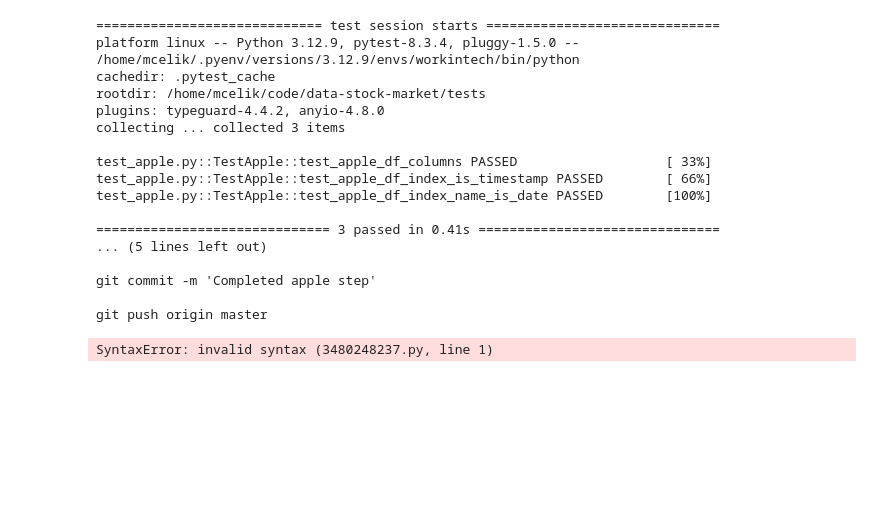
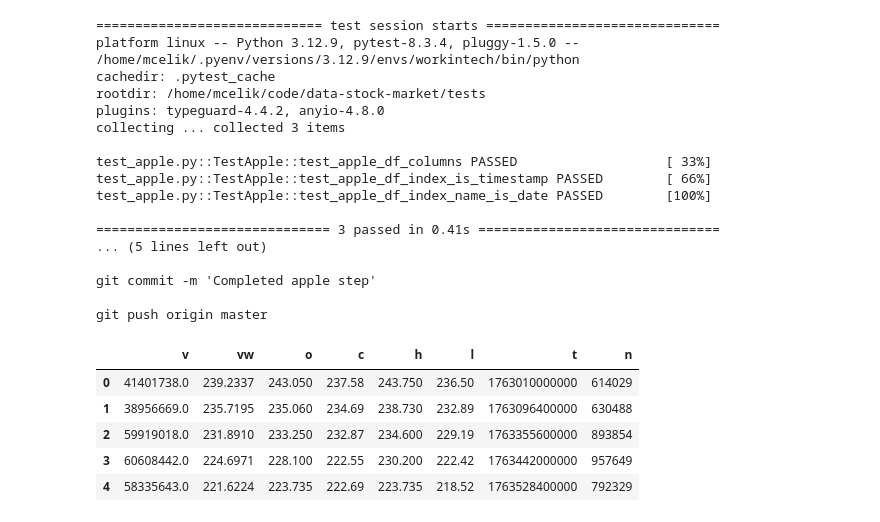
Before and after one commit to celikmehmet15/data-stock-market, a Jupyter notebook: stocks.ipynb, the cells around one changed output. Cells and saved outputs as stored; diff of their text form; code cells hidden in the pictures; blank space fills up the shorter version.

```diff
--- a/stocks.ipynb
+++ b/stocks.ipynb
@@ -94,10 +94,19 @@ test_apple.py::TestApple::test_apple_df_index_name_is_date PASSED        [100%]
 git commit -m 'Completed apple step'
 
 git push origin master
-# %%
-git status
-git add stocks.ipynb
-git commit -m "Fetch AAPL last 90 days from Massive API and plot prices"
-git push
-# %% [output]
-SyntaxError: invalid syntax (3480248237.py, line 1)
+# %%
+import requests
+
+url = f"https://api.massive.com/v2/aggs/ticker/AMZN/range/1/day/{start_date}/{end_date}?adjusted=true&sort=asc&apiKey={API_KEY}"
+
+amzn_data = requests.get(url).json()
+
+amzn_df = pd.DataFrame(amzn_data["results"])
+amzn_df.head()
+# %% [output]
+|  | v | vw | o | c | h | l | t | n |
+| 0 | 41401738.0 | 239.2337 | 243.050 | 237.58 | 243.750 | 236.50 | 1763010000000 | 614029 |
+| 1 | 38956669.0 | 235.7195 | 235.060 | 234.69 | 238.730 | 232.89 | 1763096400000 | 630488 |
+| 2 | 59919018.0 | 231.8910 | 233.250 | 232.87 | 234.600 | 229.19 | 1763355600000 | 893854 |
+| 3 | 60608442.0 | 224.6971 | 228.100 | 222.55 | 230.200 | 222.42 | 1763442000000 | 957649 |
+| 4 | 58335643.0 | 221.6224 | 223.735 | 222.69 | 223.735 | 218.52 | 1763528400000 | 792329 |
```
Also changed, not shown: parts of 14 cells of this notebook.
